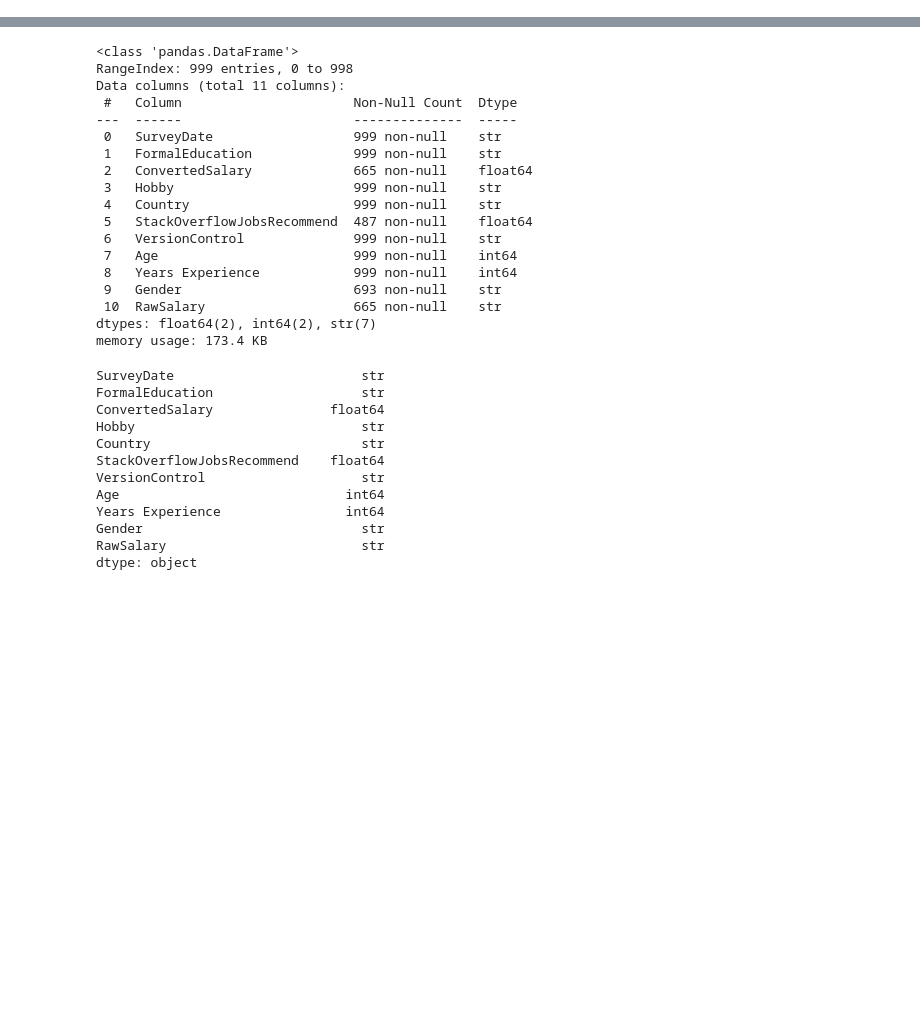
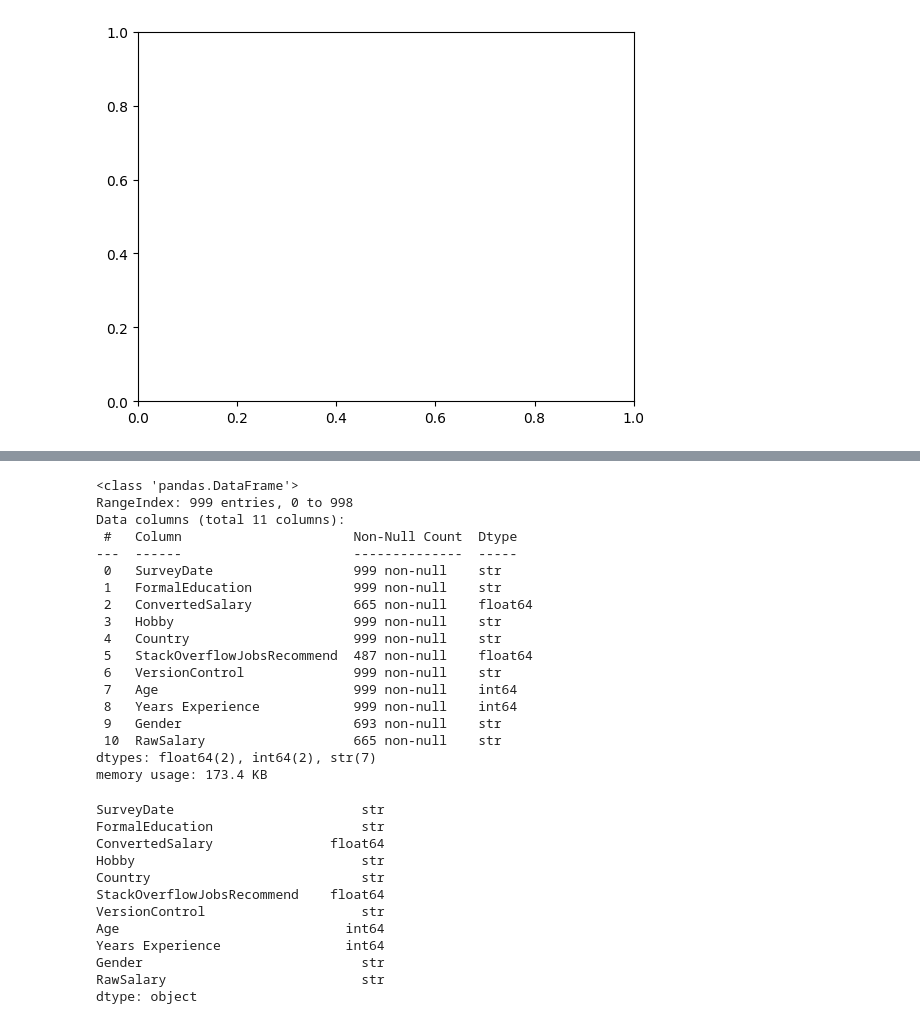
Before and after one commit to Ihaxxxx/Machine-Learning, a Jupyter notebook: Projects/stackoverflow/index.ipynb, the cells around one changed output, grey strips where cells are left out. Drawn from its saved outputs; the diff is of its cells as text; code cells hidden in the pictures; blank space fills up the shorter version.

```diff
--- a/Projects/stackoverflow/index.ipynb
+++ b/Projects/stackoverflow/index.ipynb
@@ -40,5 +41,10 @@ from sklearn.metrics import (
 # Preprocessing
 from sklearn.preprocessing import StandardScaler, LabelEncoder
 from sklearn.impute import SimpleImputer
+# %%
+sns.set_palette('mako')
+plt.ticklabel_format(style='plain', axis='y')
+# %% [output]
+[figure, added]
 # %%
 stack_df = pd.read_csv('../../Feature Engineering/resources/stack_overflowcsv.csv')
```
Also changed, not shown: parts of 23 cells of this notebook, 1 other file.
